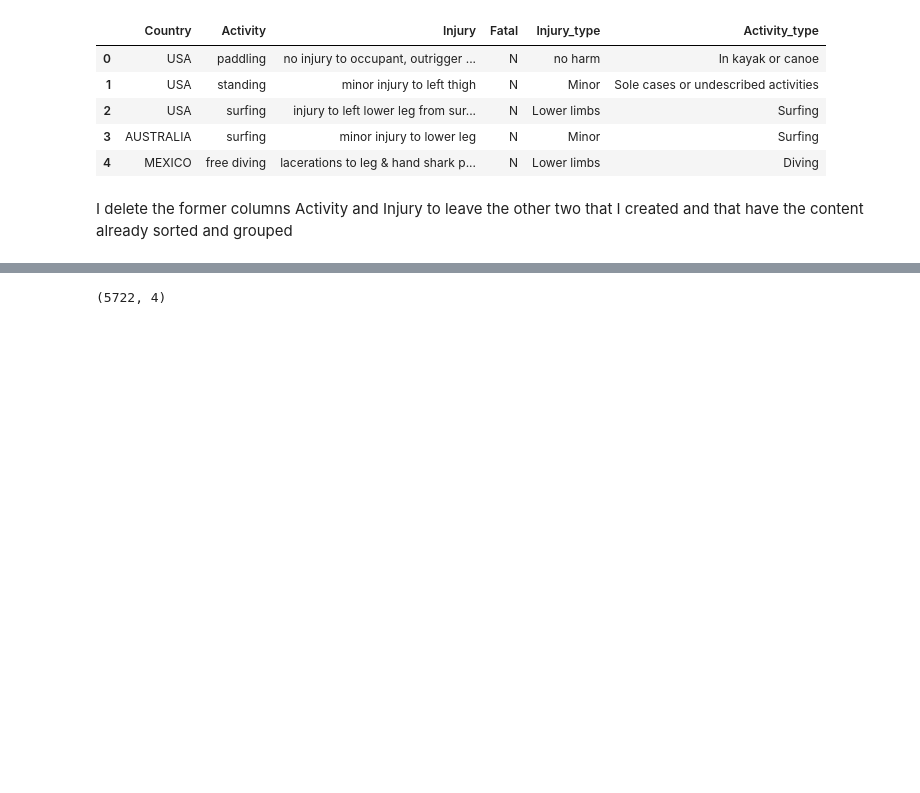
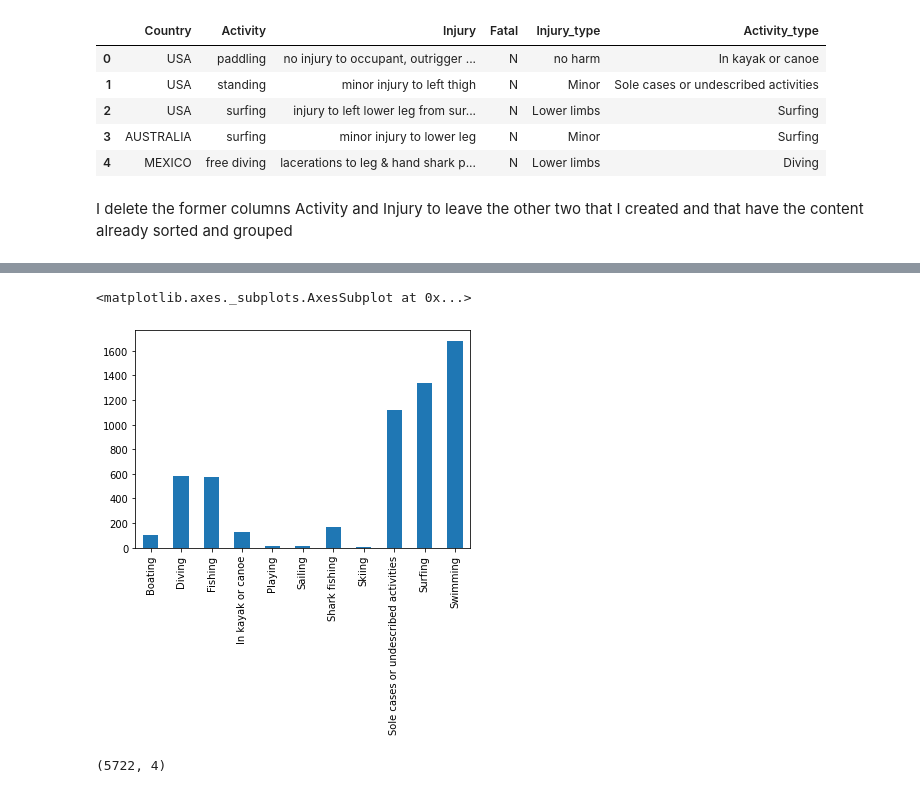
Before and after one commit to Nereland/Shark_Attack_Project, a Jupyter notebook: Data_clean_Sharck_Attacks.ipynb, the cells around one changed output, grey strips where cells are left out. Saved outputs shown, nothing was run; the diff lists cells and outputs as text; code cells hidden in the pictures; blank space fills up the shorter version.

```diff
--- a/Data_clean_Sharck_Attacks.ipynb
+++ b/Data_clean_Sharck_Attacks.ipynb
@@ -600,3 +610,8 @@ clean_attacks = study_att.drop(columns= ["Activity", "Injury"])
+# %%
+study_att.Activity_type.value_counts().sort_index().plot.bar()
+# %% [output]
+<matplotlib.axes._subplots.AxesSubplot at 0x...>
+[figure, added]
 # %%
 clean_attacks.shape
 # %% [output]
```
Also changed, not shown: parts of 4 cells of this notebook.
